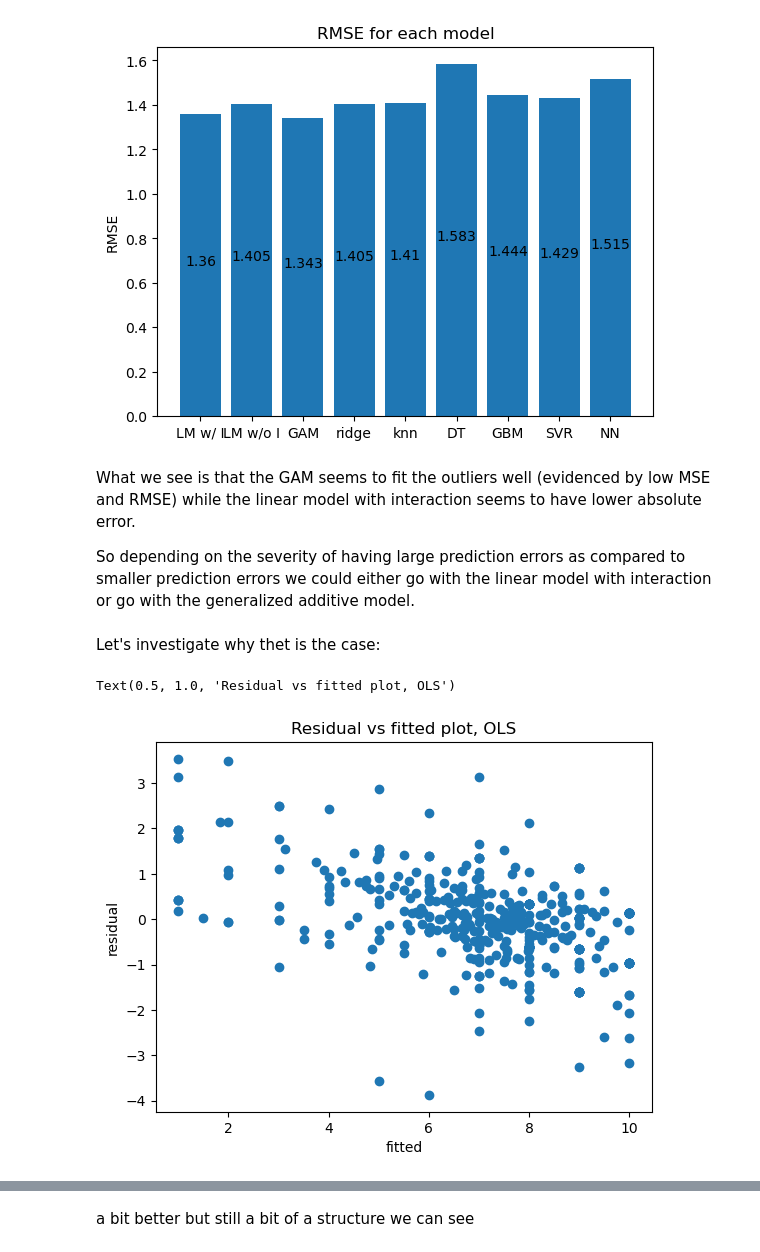
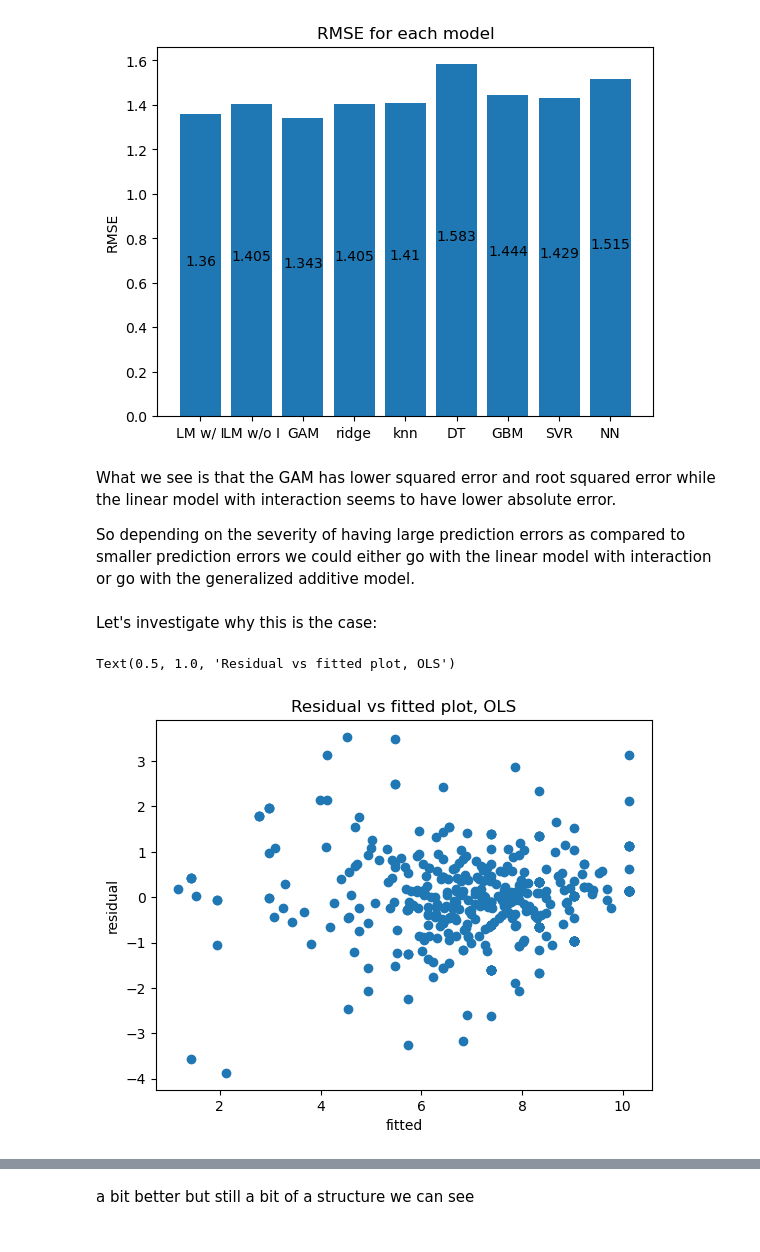
Before and after one commit to yiliu7724/5509-final-project, a Jupyter notebook: Drug.ipynb, the cells around one changed output, grey strips where cells are left out. Saved outputs shown, nothing was run; the diff lists cells and outputs as text; code cells hidden in the pictures.

```diff
--- a/Drug.ipynb
+++ b/Drug.ipynb
@@ -847,21 +884,21 @@ ax.set_title('RMSE for each model')
 Text(0.5, 1.0, 'RMSE for each model')
 [figure]
 # %% [markdown]
-What we see is that the GAM seems to fit the outliers well (evidenced by low MSE and RMSE) while the linear model with interaction seems to have lower absolute error.
+What we see is that the GAM has lower squared error and root squared error while the linear model with interaction seems to have lower absolute error.
 
 So depending on the severity of having large prediction errors as compared to smaller prediction errors we could either go with the linear model with interaction or go with the generalized additive model.
 # %% [markdown]
-Let's investigate why thet is the case:
+Let's investigate why this is the case:
 # %%
 residuals = (linearModel.predict(train) - y_train)
 fig, ax = plt.subplots()
-ax.scatter(y_train,residuals)
+ax.scatter(linearModel.predict(train),residuals)
 ax.set_ylabel('residual')
 ax.set_xlabel('fitted')
 ax.set_title('Residual vs fitted plot, OLS')
 # %% [output]
 Text(0.5, 1.0, 'Residual vs fitted plot, OLS')
-[figure, old version]
+[figure, new version]
 # %%
 residuals = (gam.predict(train, exog_smooth= train[['effectivenessScore', 'effectivenessScore']]) - y_train)
 
```
Also changed, not shown: parts of 16 cells of this notebook.
